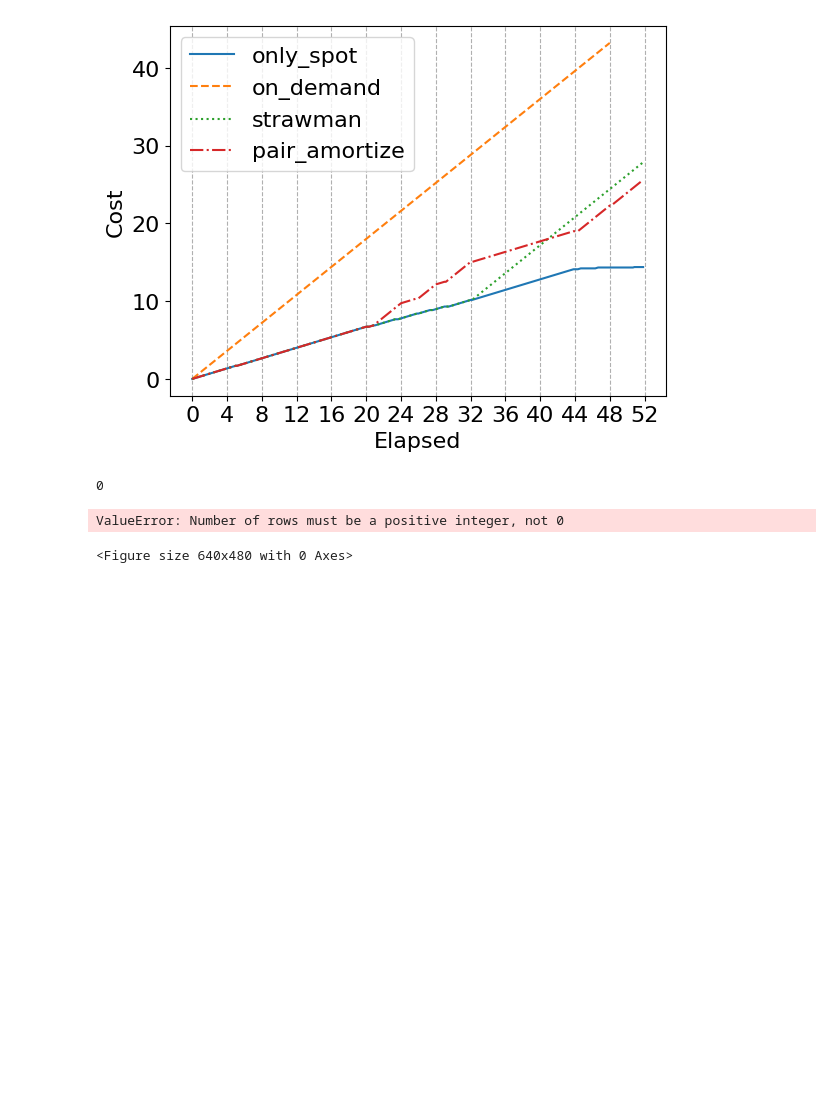
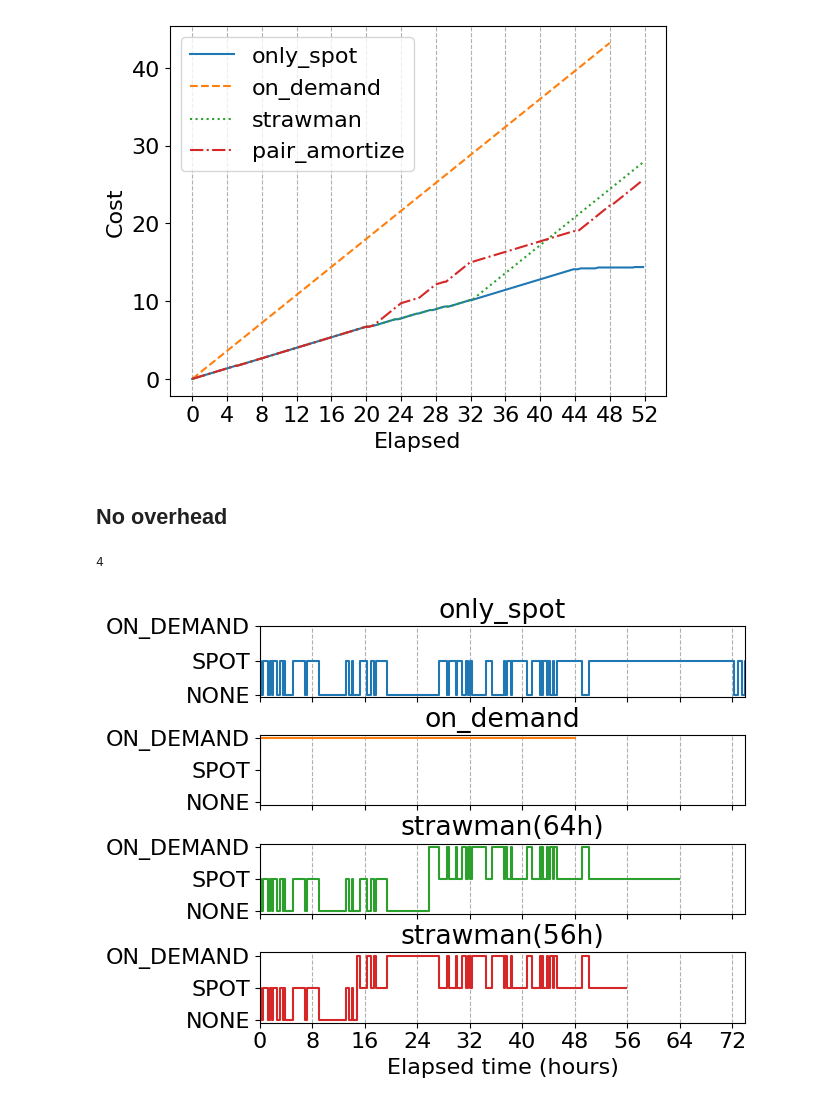
Before and after one commit to Michaelvll/skypilot-spot-strategy, a Jupyter notebook: scripts/plot.ipynb, the cells around one changed output. Drawn from its saved outputs; the diff is of its cells as text; code cells hidden in the pictures; blank space fills up the shorter version.

```diff
--- a/scripts/plot.ipynb
+++ b/scripts/plot.ipynb
@@ -158,8 +160,8 @@ def plot_y(run_dfs, y_name='ClusterType', is_step_plot=True, separate_ax=False,
         use_avg_gain = '+avg' if 'use_avg_gain' in config and config['strategy_metadata']['use_avg_gain'] and show_detailed_config else ''
         ddl = f'{run.config["deadline_hours"]}h'
         label = f'{strategy}{pair_interval_str}{use_avg_gain}'
-        if show_ddl:
-            label += f'(ddl={ddl})'
+        if show_ddl and strategy not in ['only_spot', 'on_demand']:
+            label += f'({ddl})'
         drawstyle = 'steps-pre' if is_step_plot else None
         linestyle = LINE_STYLES[i%len(LINE_STYLES)] if not separate_ax else '-'
         sns.lineplot(x=df['Elapsed'] / 3600, y=df[y_name], label=label,
@@ -269,31 +271,34 @@ ax[0].set_xticks(list(range(0, 53, 4)))
 ax[0].grid(True, which='major', axis='x', linestyle='--')
 # %% [output]
 [figure]
+# %% [markdown]
+## No overhead
 # %%
-TAGS = []
+TAGS = ['no-overhead']
 NOT_TAGS = ['hidden']
-DDLS = [52]
-STRATEGIES = ['only_spot', 'on_demand', 'strawman', 'pair_amortize']
-run_dfs = filter_runs(TAGS, DDLS, STRATEGIES, task_durations=[48], trace_names=['us-west-2a-v100_1'])
+DDLS = [56, 64, 1000]
+STRATEGIES = ['only_spot', 'on_demand', 'strawman']
+run_dfs = filter_runs(TAGS, DDLS, STRATEGIES, task_durations=[48], trace_names=['us-west-2a_v100_1'])
 print(len(run_dfs))
 run_dfs = sorted(run_dfs, key=lambda x: STRATEGIES.index(x[0].config['strategy_metadata']['name']))
 # %% [output]
-0
+4
 # %%
-fig, ax = plot_y(run_dfs, y_name='ClusterType', separate_ax=True, show_detailed_config=False)
+end = 74
+tick_range = list(range(0, end, 8))
+fig, ax = plot_y(run_dfs, y_name='ClusterType', separate_ax=True, show_detailed_config=False, show_ddl=True)
 for x in ax:
     x.set_yticks([1, 2, 3])
     x.set_yticklabels([ClusterType(i).name for i in [1, 2, 3]])
     x.set_ylabel('')
     #  ax.set_title(f'')
-    x.set_xlim((0, 52))
-    x.set_xticks(list(range(0, 53, 4)))
+    x.set_xlim((0, end))
+    x.set_xticks(tick_range)
     x.grid(True, which='major', axis='x', linestyle='--')
-    x.set_xticklabels([''] * 14)
+    x.set_xticklabels([''] * len(tick_range))
     x.set_xlabel('')
 ax[-1].set_xlabel('Elapsed time (hours)')
-ax[-1].set_xticklabels(list(range(0, 53, 4)))
+ax[-1].set_xticklabels(tick_range)
 fig.tight_layout(pad=0)
 # %% [output]
-ValueError: Number of rows must be a positive integer, not 0
-<Figure size 640x480 with 0 Axes>
+[figure, added]
```
Also changed, not shown: parts of 6 cells of this notebook, 3 other files.
